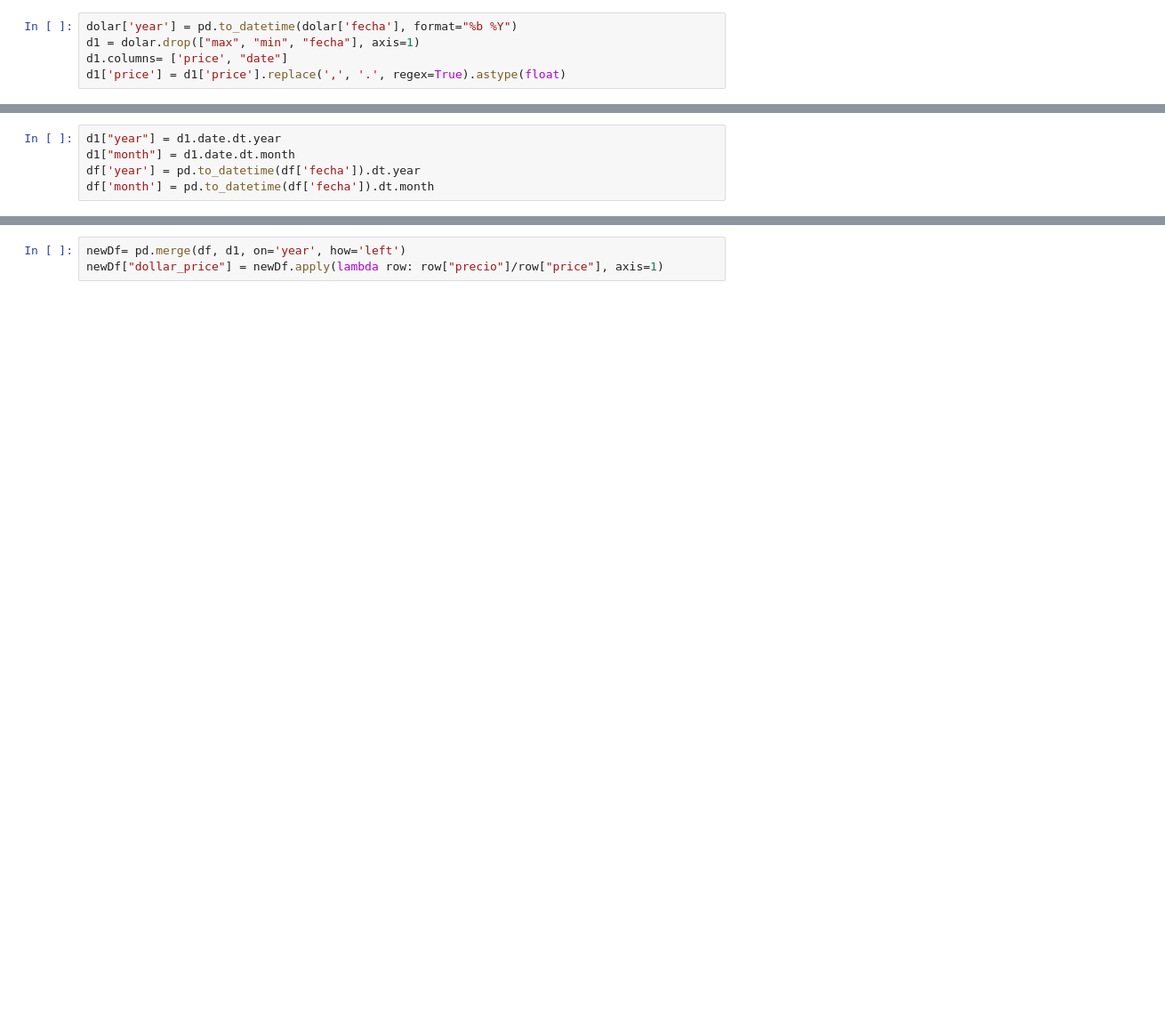
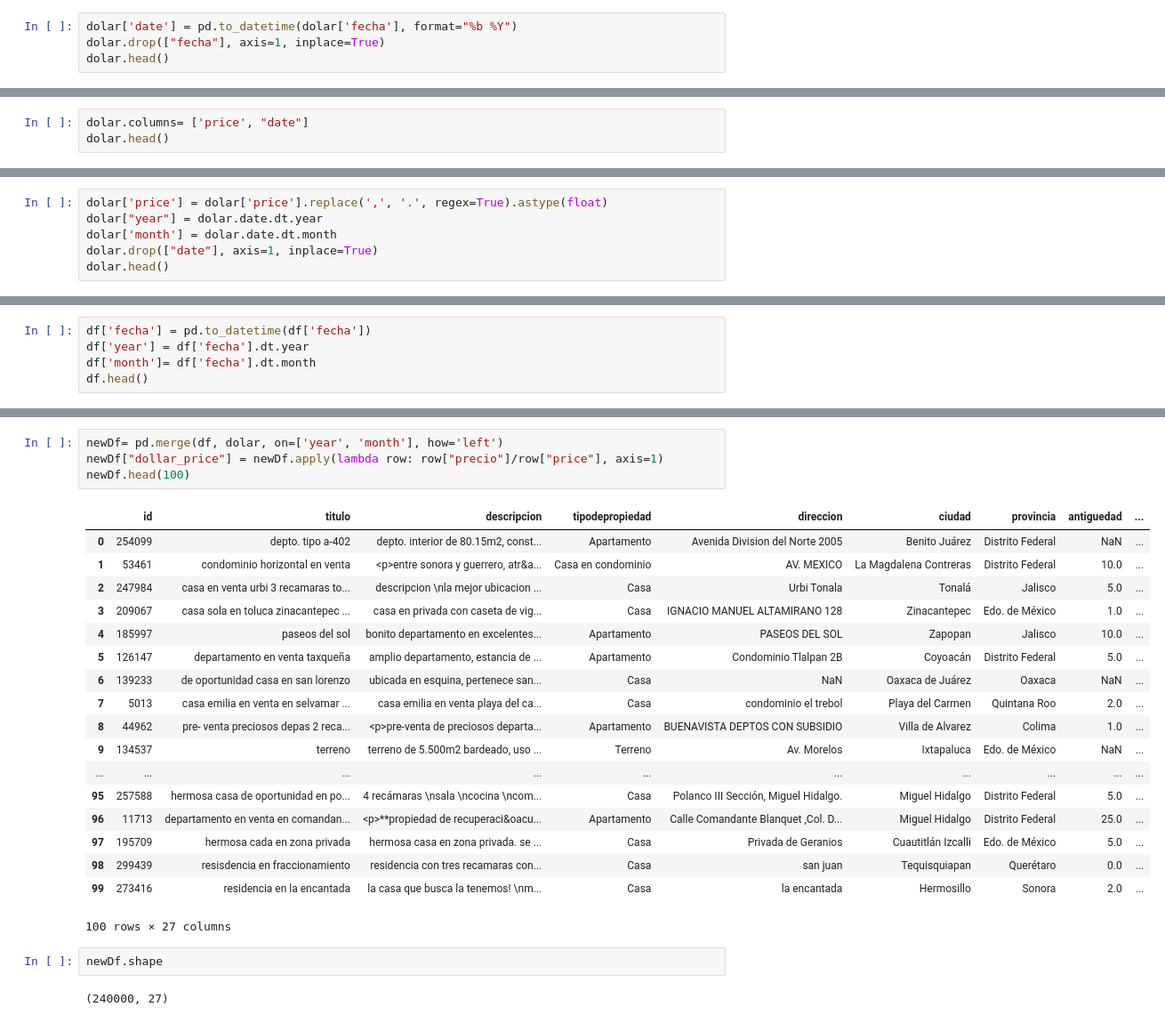
Before and after one commit to AlvaroIribarren/FIUBA-OrgDatos-TP1-Analisis, a Jupyter notebook: dollarPrice.ipynb, the cells around one changed output, grey strips where cells are left out. Shown at 89% size. Cells and saved outputs as stored; diff of their text form; blank space fills up the shorter version.

Commit message:
SUPER fix
arreglada la dimensión del dataframe.

```diff
--- a/dollarPrice.ipynb
+++ b/dollarPrice.ipynb
@@ -11,5 +19,4 @@ dolar.drop(["std", "opening"], axis=1 ,inplace=True)
 # %%
-dolar['year'] = pd.to_datetime(dolar['fecha'], format="%b %Y")
-d1 = dolar.drop(["max", "min", "fecha"], axis=1)
-d1.columns= ['price', "date"]
-d1['price'] = d1['price'].replace(',', '.', regex=True).astype(float)
+dolar['date'] = pd.to_datetime(dolar['fecha'], format="%b %Y")
+dolar.drop(["fecha"], axis=1, inplace=True)
+dolar.head()
@@ -15,0 +30,3 @@ d1['price'] = d1['price'].replace(',', '.', regex=True).astype(float)
+# %%
+dolar.columns= ['price', "date"]
+dolar.head()
@@ -15,0 +40,6 @@ d1['price'] = d1['price'].replace(',', '.', regex=True).astype(float)
+# %%
+dolar['price'] = dolar['price'].replace(',', '.', regex=True).astype(float)
+dolar["year"] = dolar.date.dt.year
+dolar['month'] = dolar.date.dt.month
+dolar.drop(["date"], axis=1, inplace=True)
+dolar.head()
@@ -16,5 +53,5 @@ d1['price'] = d1['price'].replace(',', '.', regex=True).astype(float)
 # %%
-d1["year"] = d1.date.dt.year
-d1["month"] = d1.date.dt.month
-df['year'] = pd.to_datetime(df['fecha']).dt.year
-df['month'] = pd.to_datetime(df['fecha']).dt.month
+df['fecha'] = pd.to_datetime(df['fecha'])
+df['year'] = df['fecha'].dt.year
+df['month']= df['fecha'].dt.month
+df.head()
@@ -21,3 +66,27 @@ df['month'] = pd.to_datetime(df['fecha']).dt.month
 # %%
-newDf= pd.merge(df, d1, on='year', how='left')
+newDf= pd.merge(df, dolar, on=['year', 'month'], how='left')
 newDf["dollar_price"] = newDf.apply(lambda row: row["precio"]/row["price"], axis=1)
+newDf.head(100)
+# %% [output]
+|  | id | titulo | descripcion | tipodepropiedad | direccion | ciudad | provincia | antiguedad | ... |
+| 0 | 254099 | depto. tipo a-402 | depto. interior de 80.15m2, const... | Apartamento | Avenida Division del Norte 2005 | Benito Juárez | Distrito Federal | NaN | ... |
+| 1 | 53461 | condominio horizontal en venta | <p>entre sonora y guerrero, atr&a... | Casa en condominio | AV. MEXICO | La Magdalena Contreras | Distrito Federal | 10.0 | ... |
+| 2 | 247984 | casa en venta urbi 3 recamaras to... | descripcion \nla mejor ubicacion ... | Casa | Urbi Tonala | Tonalá | Jalisco | 5.0 | ... |
+| 3 | 209067 | casa sola en toluca zinacantepec ... | casa en privada con caseta de vig... | Casa | IGNACIO MANUEL ALTAMIRANO 128 | Zinacantepec | Edo. de México | 1.0 | ... |
+| 4 | 185997 | paseos del sol | bonito departamento en excelentes... | Apartamento | PASEOS DEL SOL | Zapopan | Jalisco | 10.0 | ... |
+| 5 | 126147 | departamento en venta taxqueña | amplio departamento, estancia de ... | Apartamento | Condominio Tlalpan 2B | Coyoacán | Distrito Federal | 5.0 | ... |
+| 6 | 139233 | de oportunidad casa en san lorenzo | ubicada en esquina, pertenece san... | Casa | NaN | Oaxaca de Juárez | Oaxaca | NaN | ... |
+| 7 | 5013 | casa emilia en venta en selvamar ... | casa emilia en venta playa del ca... | Casa | condominio el trebol | Playa del Carmen | Quintana Roo | 2.0 | ... |
+| 8 | 44962 | pre- venta preciosos depas 2 reca... | <p>pre-venta de preciosos departa... | Apartamento | BUENAVISTA DEPTOS CON SUBSIDIO | Villa de Alvarez | Colima | 1.0 | ... |
+| 9 | 134537 | terreno | terreno de 5.500m2 bardeado, uso ... | Terreno | Av. Morelos | Ixtapaluca | Edo. de México | NaN | ... |
+| ... | ... | ... | ... | ... | ... | ... | ... | ... | ... |
+| 95 | 257588 | hermosa casa de oportunidad en po... | 4 recámaras \nsala \ncocina \ncom... | Casa | Polanco III Sección, Miguel Hidalgo. | Miguel Hidalgo | Distrito Federal | 5.0 | ... |
+| 96 | 11713 | departamento en venta en comandan... | <p>**propiedad de recuperaci&oacu... | Apartamento | Calle Comandante Blanquet ,Col. D... | Miguel Hidalgo | Distrito Federal | 25.0 | ... |
+| 97 | 195709 | hermosa cada en zona privada | hermosa casa en zona privada. se ... | Casa | Privada de Geranios | Cuautitlán Izcalli | Edo. de México | 5.0 | ... |
+| 98 | 299439 | resisdencia en fraccionamiento | residencia con tres recamaras con... | Casa | san juan | Tequisquiapan | Querétaro | 0.0 | ... |
+| 99 | 273416 | residencia en la encantada | la casa que busca la tenemos! \nm... | Casa | la encantada | Hermosillo | Sonora | 2.0 | ... |
+100 rows × 27 columns
+# %%
+newDf.shape
+# %% [output]
+(240000, 27)
```
Also changed, not shown: parts of 6 cells of this notebook.
